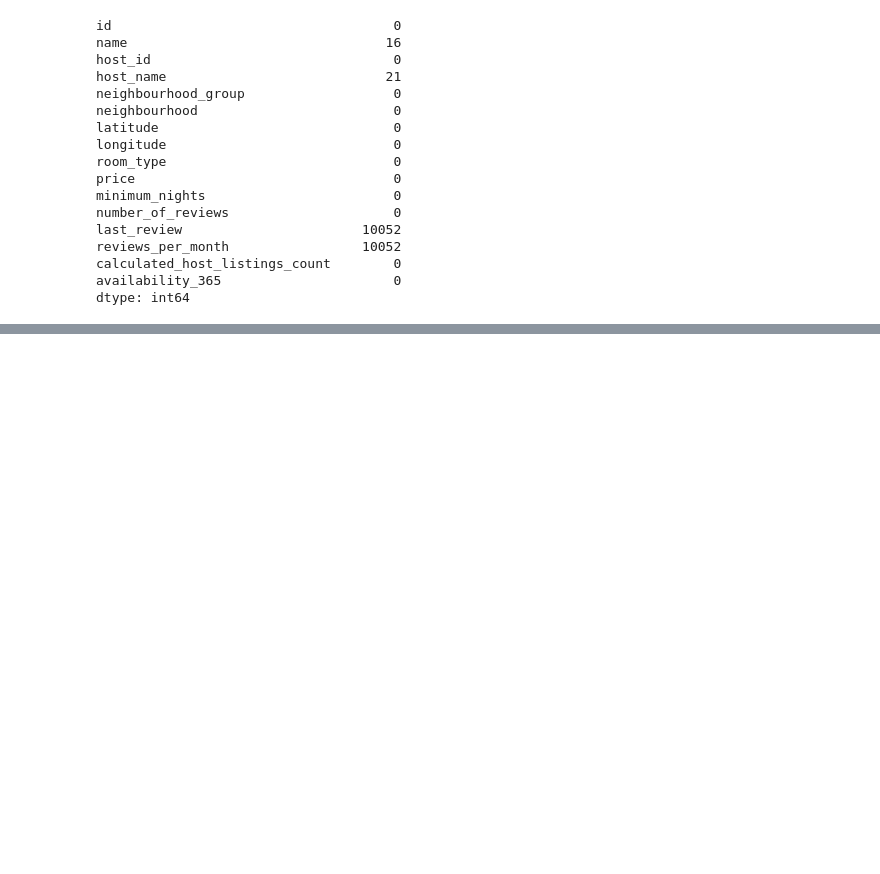
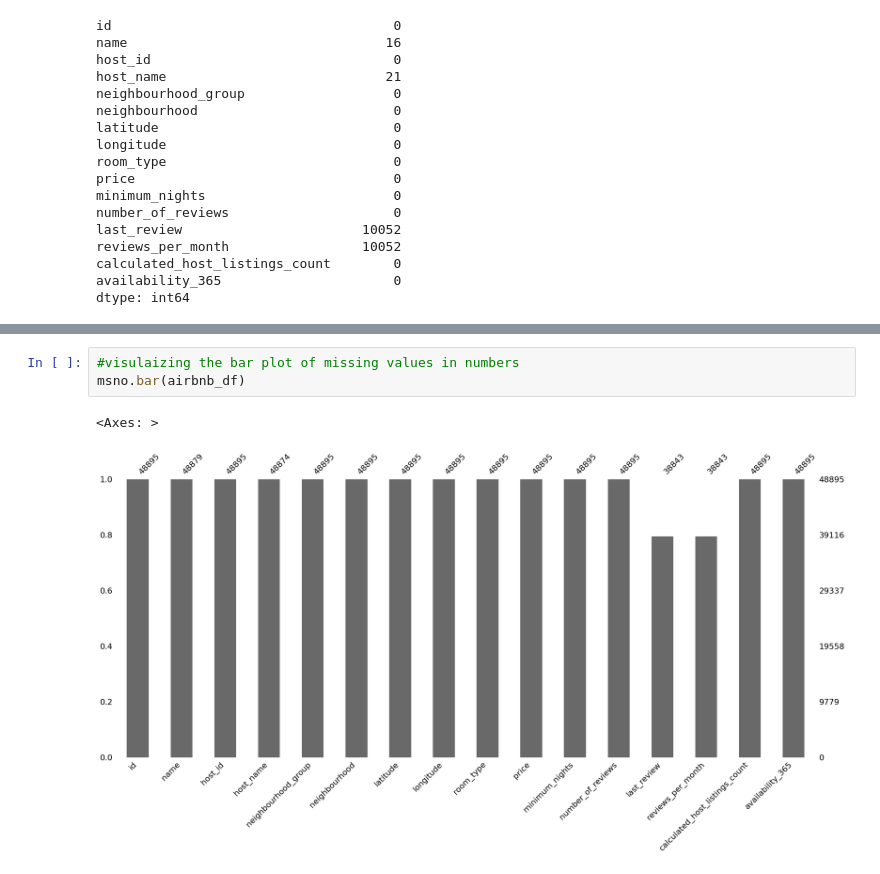
Before and after one commit to karrohan/EDA_Project1, a Jupyter notebook: EDA_AirBnB.ipynb, the cells around one changed output, grey strips where cells are left out. Cells and saved outputs as stored; diff of their text form; blank space fills up the shorter version.

```diff
--- a/EDA_AirBnB.ipynb
+++ b/EDA_AirBnB.ipynb
@@ -131,0 +140,6 @@ dtype: int64
+# %%
+#visulaizing the bar plot of missing values in numbers
+msno.bar(airbnb_df)
+# %% [output]
+<Axes: >
+[figure, added]
```
Also changed, not shown: parts of 2 cells of this notebook.
